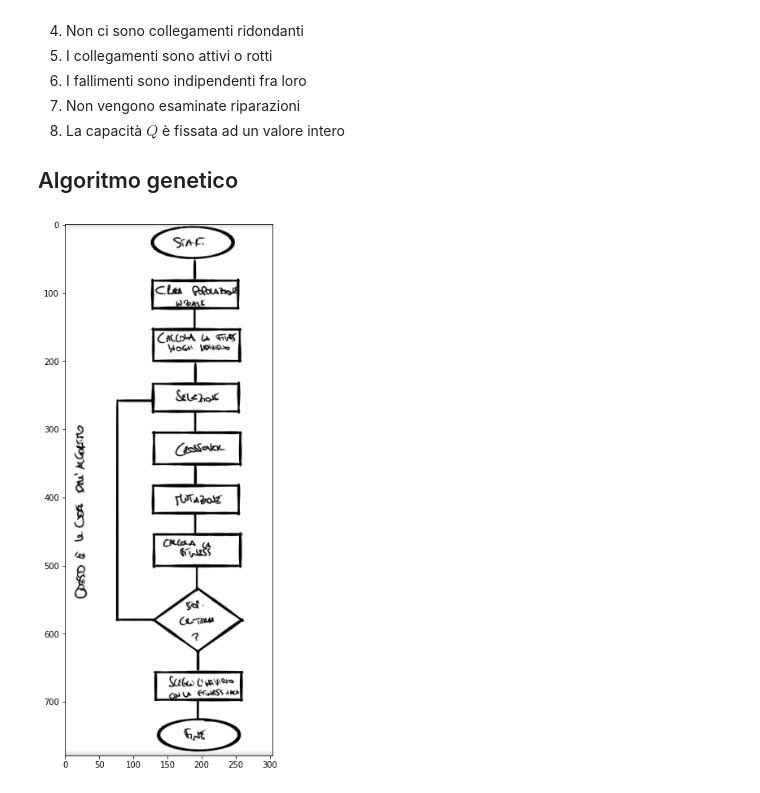
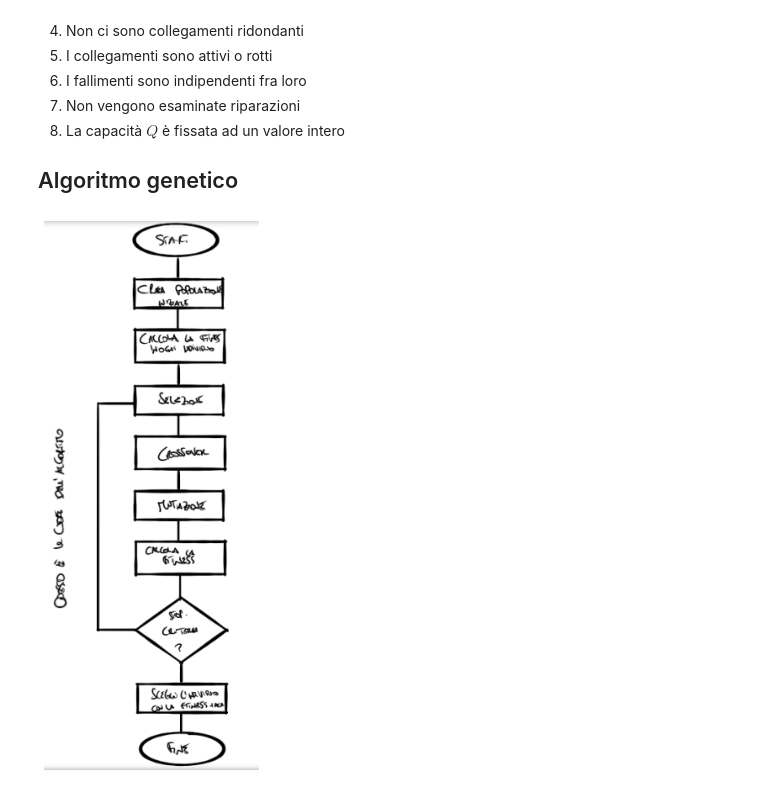
Before and after one commit to andi-ra/CMST, a Jupyter notebook: notebooks/main_pipeline.ipynb, the cells around one changed output. Cells and saved outputs as stored; diff of their text form; code cells hidden in the pictures.

```diff
--- a/notebooks/main_pipeline.ipynb
+++ b/notebooks/main_pipeline.ipynb
@@ -79,12 +79,14 @@ Ora proseguo con le ipotesi operative:
 # %%
 import matplotlib.pyplot as plt
 import matplotlib.image as mpimg
 
 img = mpimg.imread('../artifacts/flowchart.PNG')
 plt.figure(figsize=(12, 12))
+plt.axis("off")
+
 imgplot = plt.imshow(img)
 # %% [output]
-[figure, old version]
+[figure, new version]
 # %% [markdown]
 ## Codifica
 Definisco come soluzione del mio problema una qualunque struttura connessa aciclica che garantisca la copertura di tutti i nodi della rete. Una tale soluzione è un albero ricoprente, quello a cui sono interessato è l'albero
```
Also changed, not shown: parts of 1 cell of this notebook, 1 other file.
